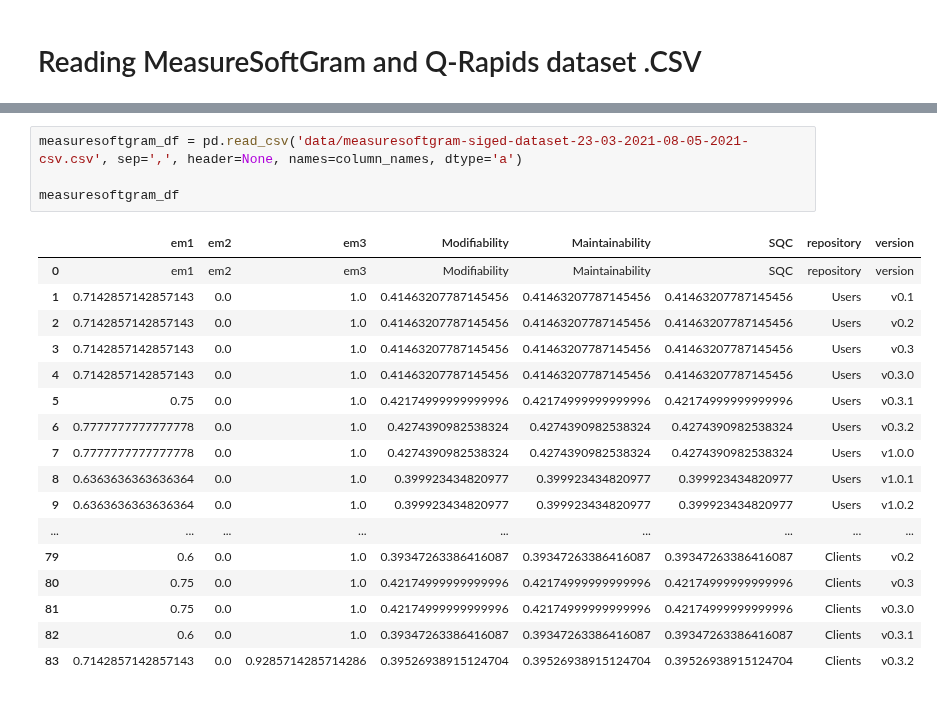
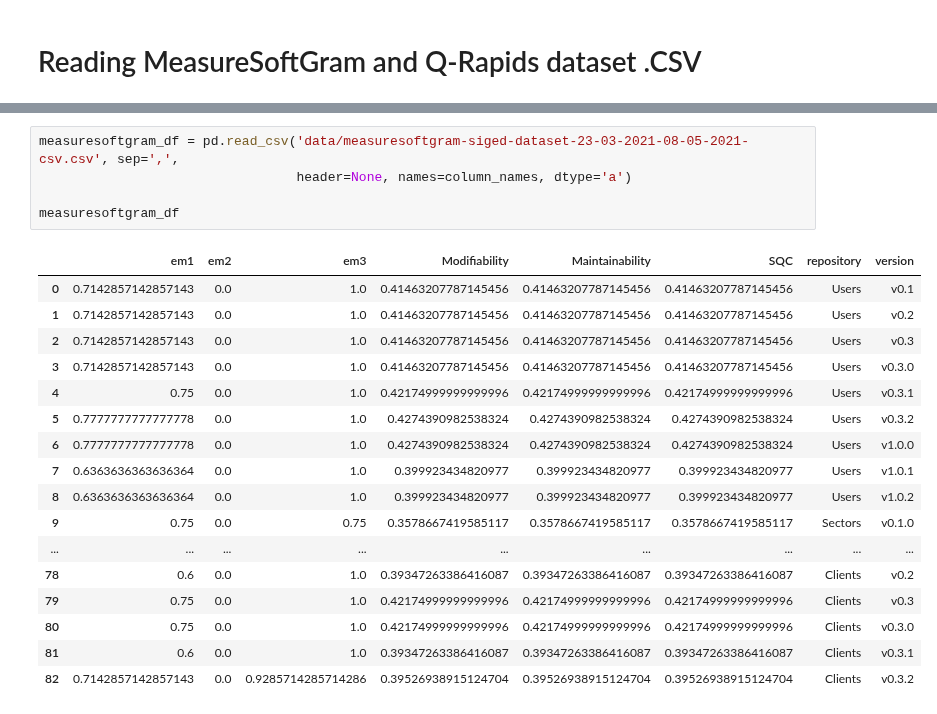
Before and after one commit to fga-eps-mds/MeasureSoftGram-Core, a Jupyter notebook: src/measuresoftgram-fga-eps-mds-2020-2-SIGED-Generalized.ipynb, the cells around one changed output, grey strips where cells are left out. Cells and saved outputs as stored; diff of their text form.

```diff
--- a/src/measuresoftgram-fga-eps-mds-2020-2-SIGED-Generalized.ipynb
+++ b/src/measuresoftgram-fga-eps-mds-2020-2-SIGED-Generalized.ipynb
@@ -718,22 +718,23 @@ qrapids_df
 # %%
-measuresoftgram_df = pd.read_csv('data/measuresoftgram-siged-dataset-23-03-2021-08-05-2021-csv.csv', sep=',', header=None, names=column_names, dtype='a')
+measuresoftgram_df = pd.read_csv('data/measuresoftgram-siged-dataset-23-03-2021-08-05-2021-csv.csv', sep=',',
+                                 header=None, names=column_names, dtype='a')
 
 measuresoftgram_df
 # %% [output]
 |  | em1 | em2 | em3 | Modifiability | Maintainability | SQC | repository | version |
-| 0 | em1 | em2 | em3 | Modifiability | Maintainability | SQC | repository | version |
-| 1 | 0.7142857142857143 | 0.0 | 1.0 | 0.41463207787145456 | 0.41463207787145456 | 0.41463207787145456 | Users | v0.1 |
-| 2 | 0.7142857142857143 | 0.0 | 1.0 | 0.41463207787145456 | 0.41463207787145456 | 0.41463207787145456 | Users | v0.2 |
-| 3 | 0.7142857142857143 | 0.0 | 1.0 | 0.41463207787145456 | 0.41463207787145456 | 0.41463207787145456 | Users | v0.3 |
-| 4 | 0.7142857142857143 | 0.0 | 1.0 | 0.41463207787145456 | 0.41463207787145456 | 0.41463207787145456 | Users | v0.3.0 |
-| 5 | 0.75 | 0.0 | 1.0 | 0.42174999999999996 | 0.42174999999999996 | 0.42174999999999996 | Users | v0.3.1 |
-| 6 | 0.7777777777777778 | 0.0 | 1.0 | 0.4274390982538324 | 0.4274390982538324 | 0.4274390982538324 | Users | v0.3.2 |
-| 7 | 0.7777777777777778 | 0.0 | 1.0 | 0.4274390982538324 | 0.4274390982538324 | 0.4274390982538324 | Users | v1.0.0 |
-| 8 | 0.6363636363636364 | 0.0 | 1.0 | 0.399923434820977 | 0.399923434820977 | 0.399923434820977 | Users | v1.0.1 |
-| 9 | 0.6363636363636364 | 0.0 | 1.0 | 0.399923434820977 | 0.399923434820977 | 0.399923434820977 | Users | v1.0.2 |
+| 0 | 0.7142857142857143 | 0.0 | 1.0 | 0.41463207787145456 | 0.41463207787145456 | 0.41463207787145456 | Users | v0.1 |
+| 1 | 0.7142857142857143 | 0.0 | 1.0 | 0.41463207787145456 | 0.41463207787145456 | 0.41463207787145456 | Users | v0.2 |
+| 2 | 0.7142857142857143 | 0.0 | 1.0 | 0.41463207787145456 | 0.41463207787145456 | 0.41463207787145456 | Users | v0.3 |
+| 3 | 0.7142857142857143 | 0.0 | 1.0 | 0.41463207787145456 | 0.41463207787145456 | 0.41463207787145456 | Users | v0.3.0 |
+| 4 | 0.75 | 0.0 | 1.0 | 0.42174999999999996 | 0.42174999999999996 | 0.42174999999999996 | Users | v0.3.1 |
+| 5 | 0.7777777777777778 | 0.0 | 1.0 | 0.4274390982538324 | 0.4274390982538324 | 0.4274390982538324 | Users | v0.3.2 |
+| 6 | 0.7777777777777778 | 0.0 | 1.0 | 0.4274390982538324 | 0.4274390982538324 | 0.4274390982538324 | Users | v1.0.0 |
+| 7 | 0.6363636363636364 | 0.0 | 1.0 | 0.399923434820977 | 0.399923434820977 | 0.399923434820977 | Users | v1.0.1 |
+| 8 | 0.6363636363636364 | 0.0 | 1.0 | 0.399923434820977 | 0.399923434820977 | 0.399923434820977 | Users | v1.0.2 |
+| 9 | 0.75 | 0.0 | 0.75 | 0.3578667419585117 | 0.3578667419585117 | 0.3578667419585117 | Sectors | v0.1.0 |
 | ... | ... | ... | ... | ... | ... | ... | ... | ... |
-| 79 | 0.6 | 0.0 | 1.0 | 0.39347263386416087 | 0.39347263386416087 | 0.39347263386416087 | Clients | v0.2 |
-| 80 | 0.75 | 0.0 | 1.0 | 0.42174999999999996 | 0.42174999999999996 | 0.42174999999999996 | Clients | v0.3 |
-| 81 | 0.75 | 0.0 | 1.0 | 0.42174999999999996 | 0.42174999999999996 | 0.42174999999999996 | Clients | v0.3.0 |
-| 82 | 0.6 | 0.0 | 1.0 | 0.39347263386416087 | 0.39347263386416087 | 0.39347263386416087 | Clients | v0.3.1 |
-| 83 | 0.7142857142857143 | 0.0 | 0.9285714285714286 | 0.39526938915124704 | 0.39526938915124704 | 0.39526938915124704 | Clients | v0.3.2 |
+| 78 | 0.6 | 0.0 | 1.0 | 0.39347263386416087 | 0.39347263386416087 | 0.39347263386416087 | Clients | v0.2 |
+| 79 | 0.75 | 0.0 | 1.0 | 0.42174999999999996 | 0.42174999999999996 | 0.42174999999999996 | Clients | v0.3 |
+| 80 | 0.75 | 0.0 | 1.0 | 0.42174999999999996 | 0.42174999999999996 | 0.42174999999999996 | Clients | v0.3.0 |
+| 81 | 0.6 | 0.0 | 1.0 | 0.39347263386416087 | 0.39347263386416087 | 0.39347263386416087 | Clients | v0.3.1 |
+| 82 | 0.7142857142857143 | 0.0 | 0.9285714285714286 | 0.39526938915124704 | 0.39526938915124704 | 0.39526938915124704 | Clients | v0.3.2 |
```
Also changed, not shown: parts of 4 cells of this notebook.
